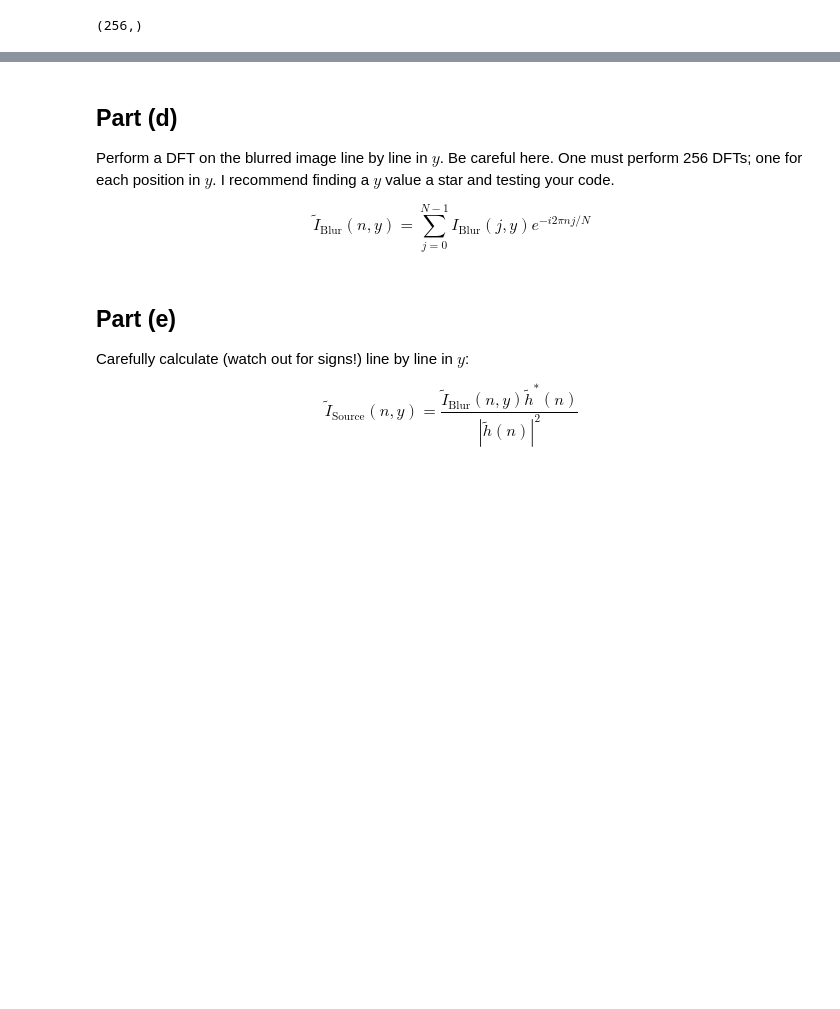
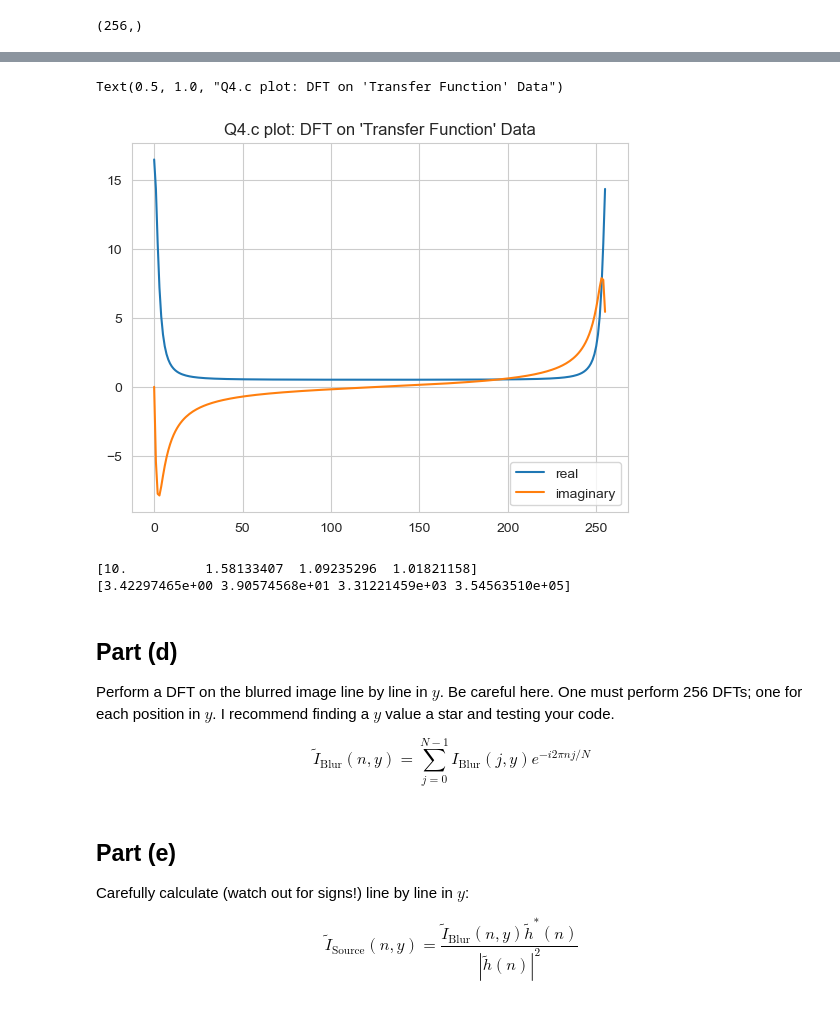
Before and after one commit to Rokkaan5/Code-Reference-Notebook, a Jupyter notebook: CU-Boulder/AstroPhys/HW/hw5/hw5.ipynb, the cells around one changed output, grey strips where cells are left out. Saved outputs shown, nothing was run; the diff lists cells and outputs as text; code cells hidden in the pictures; blank space fills up the shorter version.

```diff
--- a/CU-Boulder/AstroPhys/HW/hw5/hw5.ipynb
+++ b/CU-Boulder/AstroPhys/HW/hw5/hw5.ipynb
@@ -248,3 +262,38 @@ transfer.shape
+# %%
+# calculate real and imaginary components of DFT
+h_real = []
+h_img = []
+for n in j_arr:
+    h_real.append(sum(transfer_function*np.cos(j_arr*n*np.pi*2/len(transfer_function))))
+    h_img.append(-sum(transfer_function*np.sin(j_arr*n*np.pi*2/len(transfer_function))))
+# %%
+plt.plot(j_arr,h_real,label="real")
+plt.plot(j_arr,h_img,label="imaginary")
+plt.legend()
+plt.title("Q4.c plot: DFT on 'Transfer Function' Data")
+# %% [output]
+Text(0.5, 1.0, "Q4.c plot: DFT on 'Transfer Function' Data")
+[figure, added]
+# %%
+# GitHub CoPilot code (slightly modified by me)
+def dft(x,inverse=False):
+    N = len(x)
+    n = np.arange(N)
+    k = n.reshape((N, 1))
+    e_pow= 2 * np.pi * k * n / N
+    if inverse:
+        return np.dot(np.exp(e_pow),x)/N
+    return np.dot(np.exp(-e_pow),x)
+
+# Example usage
+x = np.array([1, 2, 3, 4])
+X = dft(x)
+print(X)
+X_inv = dft(X,inverse=True)
+print(X_inv)
+# %% [output]
+[10.          1.58133407  1.09235296  1.01821158]
+[3.42297465e+00 3.90574568e+01 3.31221459e+03 3.54563510e+05]
 # %% [markdown]
 ## Part (d)
 
```
Also changed, not shown: parts of 5 cells of this notebook, 5 other files.
